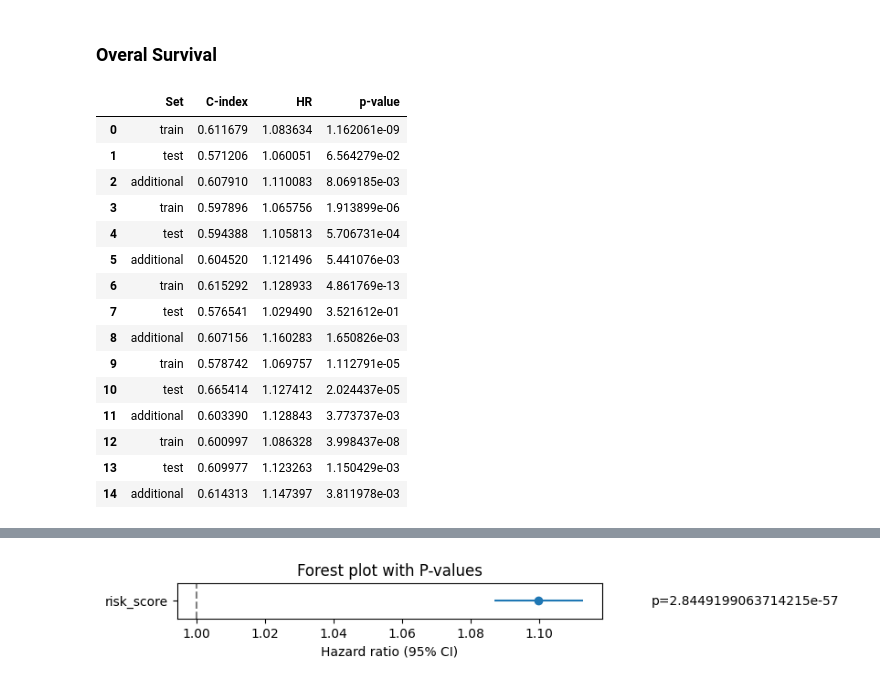
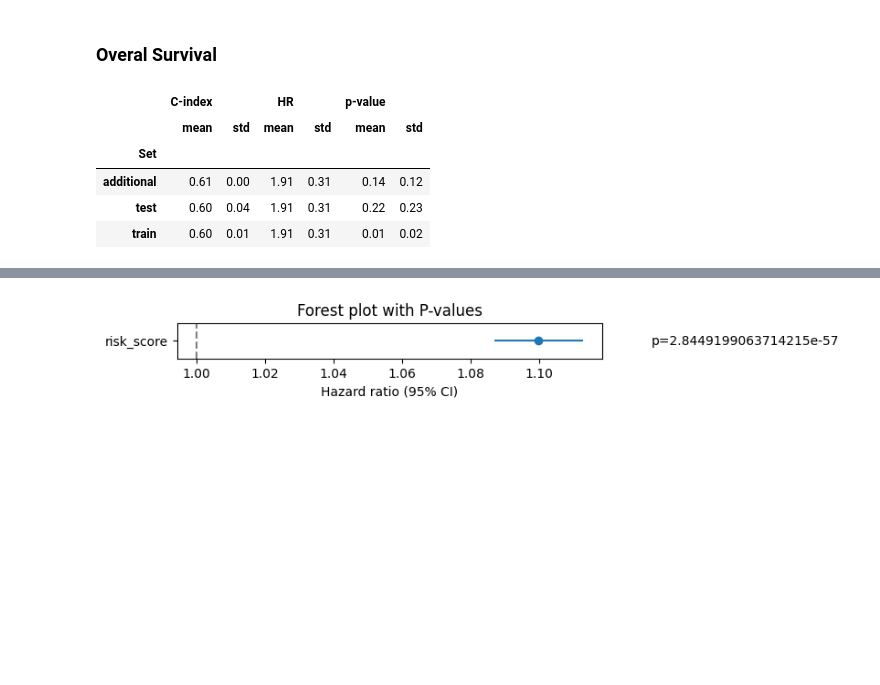
Before and after one commit to FarzanehSeyedshahi/Histomorphological-Phenotype-Learning, a Jupyter notebook: workflow/revision.ipynb, the cells around one changed output, grey strips where cells are left out. Drawn from its saved outputs; the diff is of its cells as text; code cells hidden in the pictures; blank space fills up the shorter version.

```diff
--- a/workflow/revision.ipynb
+++ b/workflow/revision.ipynb
@@ -1895,5 +1935,8 @@ def cph_km(risk_scores, survival_times, events, set_name, path=None):
 # %%
 result = []
+meso_pat = pd.read_csv('/nfs/home/users/fshahi/Projects/Histomorphological-Phenotype-Learning/files/Meso_patients.csv')[['case_Id', 'type','Stage', 'age' ]]
+# mode = 'clinical'
+mode='risk'
 for fold in range(0,5):
     model_path = "/nfs/home/users/fshahi/Projects/Histomorphological-Phenotype-Learning/workflow/mil/results/CLAMGatedAttention/{}/model_CLAMGatedAttention_fold_{}.pth".format(fold, fold)
 
@@ -1911,49 +1954,55 @@ for fold in range(0,5):
     for set_name in ['train', 'test', 'additional']:
         data_path = '/nfs/home/users/fshahi/Projects/Histomorphological-Phenotype-Learning/workflow/mil/data/survival_{}_fold_{}.npy'.format(set_name, fold)
         dataset = NumpyDataset(data_path)
         data_loader = torch.utils.data.DataLoader(dataset, batch_size=1, shuffle=False)
 
 
         all_logits = []
         all_times  = []
         all_events = []
+        all_metadata = []
         device = torch.device('cuda' if torch.cuda.is_available() else 'cpu')
         with torch.no_grad():
             for instances, os_ind, os_time, case in data_loader:
                 instances = instances.to(device)
                 instances = instances.squeeze(0).float()
                 logits, y_prob, y_hat, _, _ = model(instances, return_features=False)
-                risk_score = logits[:,1].cpu().item()  # logit for class 1
+                risk_score = y_prob[:,1].cpu().item()  # logit for class 1
+
                 all_logits.append(risk_score)
                 all_times.append(os_time.item())
                 all_events.append(os_ind.item())
+                try:
+                    all_metadata.append(meso_pat[meso_pat['case_Id'].astype(int)==int(case[0])].values.flatten())
+                except:
+                    continue
 
 
         # Convert to numpy arrays
         risk_scores    = np.array(all_logits)
         survival_times = np.array(all_times)
         events         = np.array(all_events)
 
+        if len(all_metadata)>1 and mode=='clinical':
+            meta_data = pd.DataFrame(all_metadata)
+            meta_data.replace({'Epithelioid': 0, 'Sarcomatoid': 1, 'Biphasic': 1}, inplace=True)
+            meta_data.replace({'Nx': 0, 'N0': 1, 'N1': 2, 'N2': 3}, inplace=True)
+        else: meta_data = None
+
+
         # Call the function
-        c_index, hr, p_value = cph_km(risk_scores, survival_times, events, set_name, path='/nfs/home/users/fshahi/Projects/Histomorphological-Phenotype-Learning/workflow/mil/results/CLAMGatedAttention/{}/'.format(fold))
+        if set_name == 'train': cph = None
+        else: cph = cph
+        c_index, hr, p_value, cph = cph_km(cph, risk_scores, meta_data, survival_times, events, set_name, path='/nfs/home/users/fshahi/Projects/Histomorphological-Phenotype-Learning/workflow/mil/results/CLAMGatedAttention/{}/'.format(fold))
         result.append([set_name, c_index, hr, p_value])
 
 result_df = pd.DataFrame(result, columns=['Set', 'C-index', 'HR', 'p-value'])
-result_df
+# result_df
+result_df.groupby('Set').agg({'C-index': ['mean', 'std'], 'HR': ['mean', 'std'], 'p-value': ['mean', 'std']}).apply(lambda x: np.round(x, 2))
 # %% [output]
-|  | Set | C-index | HR | p-value |
-| 0 | train | 0.611679 | 1.083634 | 1.162061e-09 |
-| 1 | test | 0.571206 | 1.060051 | 6.564279e-02 |
-| 2 | additional | 0.607910 | 1.110083 | 8.069185e-03 |
-| 3 | train | 0.597896 | 1.065756 | 1.913899e-06 |
-| 4 | test | 0.594388 | 1.105813 | 5.706731e-04 |
-| 5 | additional | 0.604520 | 1.121496 | 5.441076e-03 |
-| 6 | train | 0.615292 | 1.128933 | 4.861769e-13 |
-| 7 | test | 0.576541 | 1.029490 | 3.521612e-01 |
-| 8 | additional | 0.607156 | 1.160283 | 1.650826e-03 |
-| 9 | train | 0.578742 | 1.069757 | 1.112791e-05 |
-| 10 | test | 0.665414 | 1.127412 | 2.024437e-05 |
-| 11 | additional | 0.603390 | 1.128843 | 3.773737e-03 |
-| 12 | train | 0.600997 | 1.086328 | 3.998437e-08 |
-| 13 | test | 0.609977 | 1.123263 | 1.150429e-03 |
-| 14 | additional | 0.614313 | 1.147397 | 3.811978e-03 |
+|  | C-index |  | HR |  | p-value |  |
+|  | mean | std | mean | std | mean | std |
+| Set |  |  |  |  |  |  |
+| additional | 0.61 | 0.00 | 1.91 | 0.31 | 0.14 | 0.12 |
+| test | 0.60 | 0.04 | 1.91 | 0.31 | 0.22 | 0.23 |
+| train | 0.60 | 0.01 | 1.91 | 0.31 | 0.01 | 0.02 |
```
Also changed, not shown: parts of 30 cells of this notebook, 4 other files.
